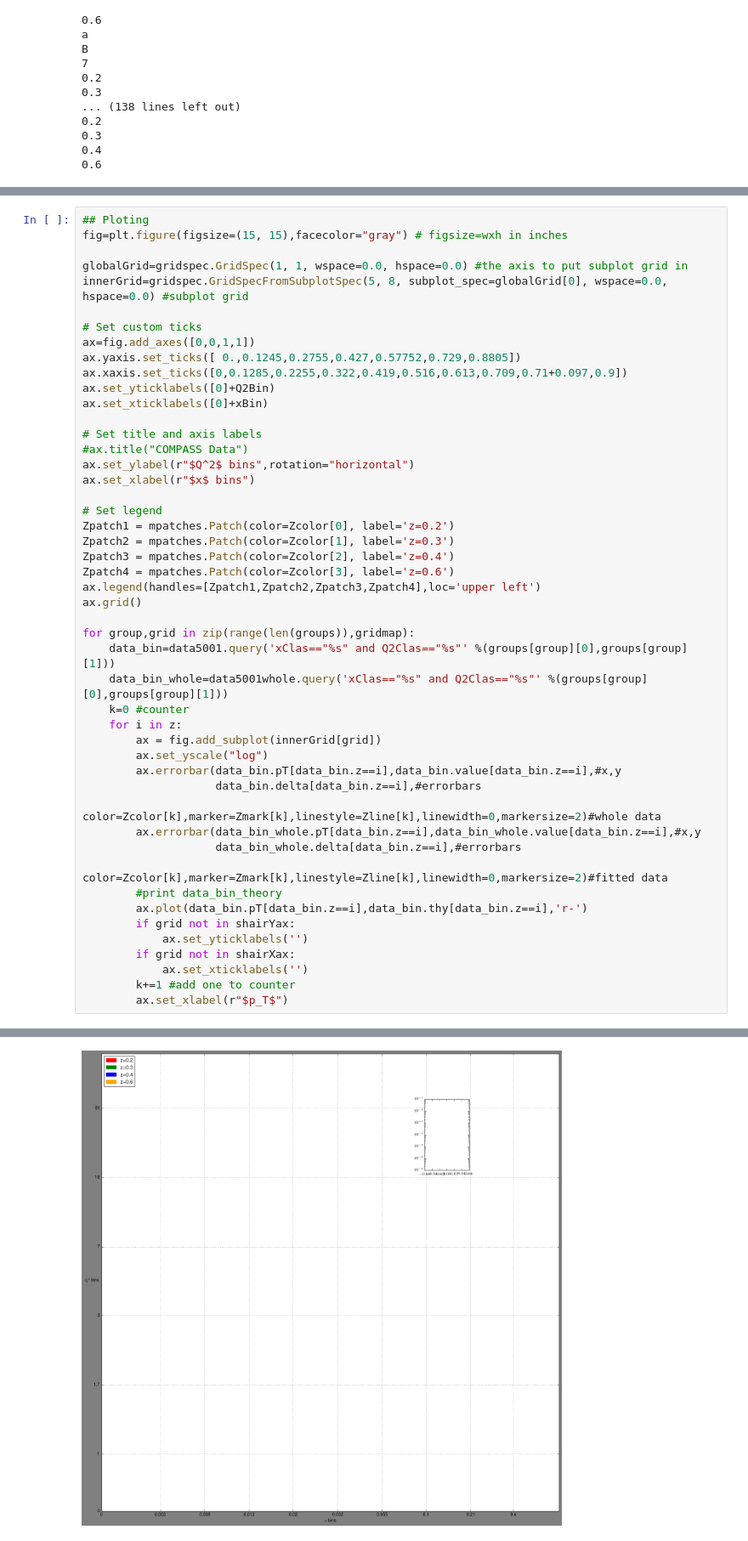
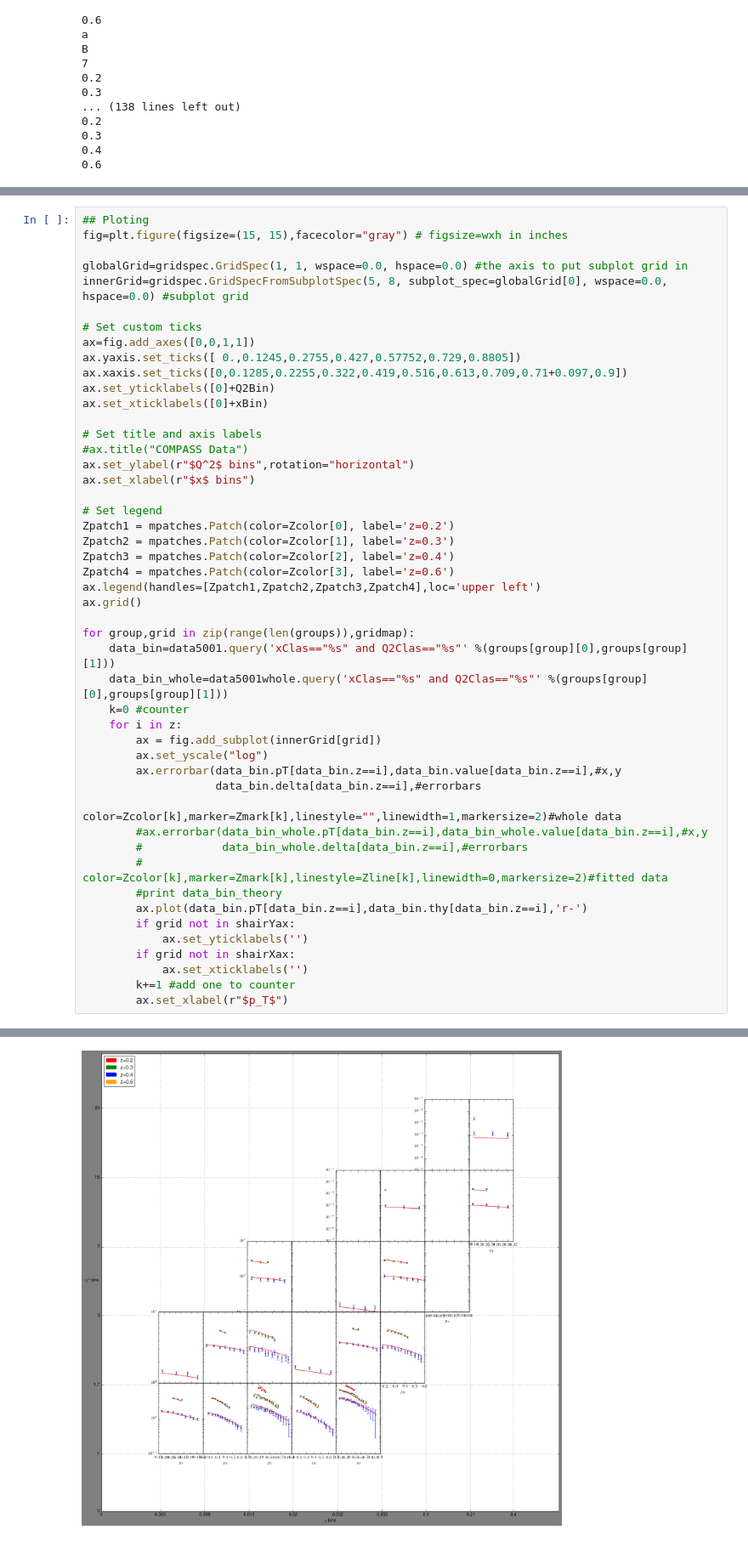
Before and after one commit to prokudin/PSU-PHYS296, a Jupyter notebook: Python/notebooks/COMPASSplot-linux.ipynb, the cells around one changed output, grey strips where cells are left out. Shown at 85% size. Drawn from its saved outputs; the diff is of its cells as text.

Commit message:
plot

```diff
--- a/Python/notebooks/COMPASSplot-linux.ipynb
+++ b/Python/notebooks/COMPASSplot-linux.ipynb
@@ -279,10 +279,10 @@ for group,grid in zip(range(len(groups)),gridmap):
         ax.set_yscale("log")
         ax.errorbar(data_bin.pT[data_bin.z==i],data_bin.value[data_bin.z==i],#x,y
                     data_bin.delta[data_bin.z==i],#errorbars
-                    color=Zcolor[k],marker=Zmark[k],linestyle=Zline[k],linewidth=0,markersize=2)#whole data
-        ax.errorbar(data_bin_whole.pT[data_bin.z==i],data_bin_whole.value[data_bin.z==i],#x,y
-                    data_bin_whole.delta[data_bin.z==i],#errorbars
-                    color=Zcolor[k],marker=Zmark[k],linestyle=Zline[k],linewidth=0,markersize=2)#fitted data
+                    color=Zcolor[k],marker=Zmark[k],linestyle="",linewidth=1,markersize=2)#whole data
+        #ax.errorbar(data_bin_whole.pT[data_bin.z==i],data_bin_whole.value[data_bin.z==i],#x,y
+        #            data_bin_whole.delta[data_bin.z==i],#errorbars
+        #            color=Zcolor[k],marker=Zmark[k],linestyle=Zline[k],linewidth=0,markersize=2)#fitted data
         #print data_bin_theory
         ax.plot(data_bin.pT[data_bin.z==i],data_bin.thy[data_bin.z==i],'r-')
         if grid not in shairYax:
@@ -296 +295 @@ IndexingError: Unalignable boolean Series key provided
-[figure, old version]
+[figure, new version]
```
Also changed, not shown: parts of 1 cell of this notebook.
